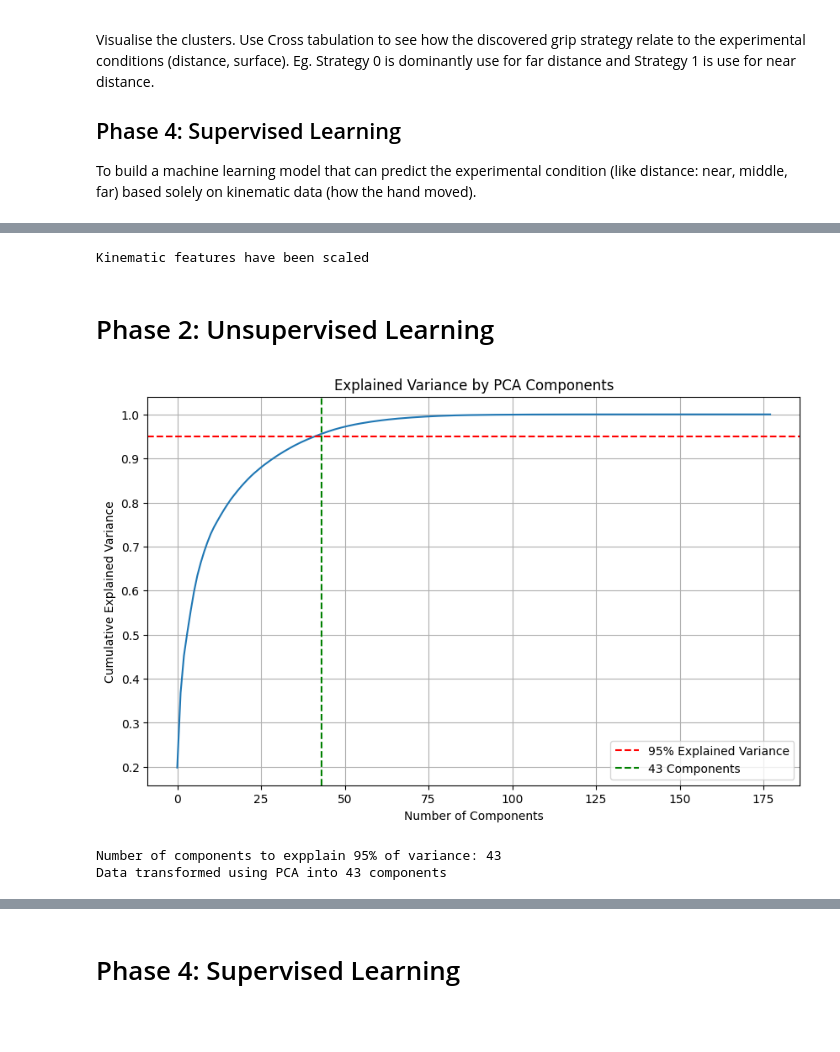
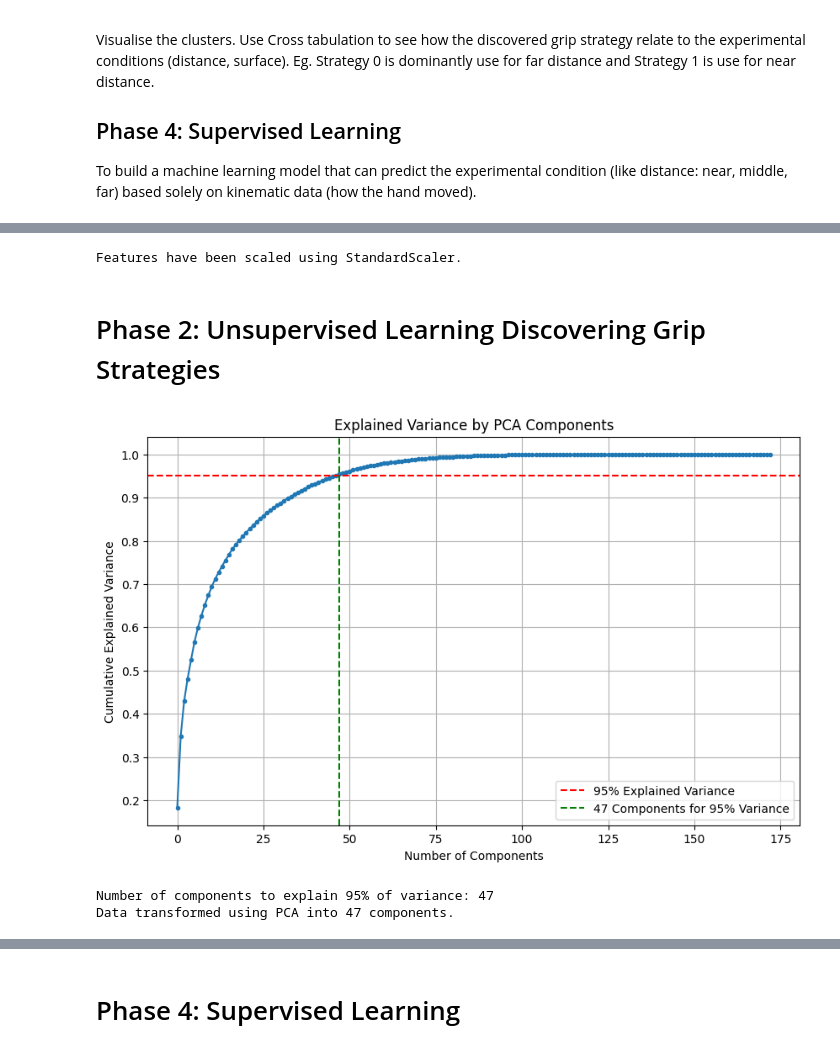
Before and after one commit to BhargavKumarNath/Classifying-Grip-Strategies-Using-Machine-Learning-, a Jupyter notebook: notebooks/02_ml_model_prehension.ipynb, the cells around one changed output, grey strips where cells are left out. Drawn from its saved outputs; the diff is of its cells as text; code cells hidden in the pictures; blank space fills up the shorter version.

```diff
--- a/notebooks/02_ml_model_prehension.ipynb
+++ b/notebooks/02_ml_model_prehension.ipynb
@@ -52,45 +48,49 @@ Identified 178 kinematic features
 # %%
-# Scaling Kinematic Features
-X_kinematic = df[kinematic_features].copy()
+# 3. Handle Categorical Data (for supervised target) & Prepare Data
+X = df[kinematic_features].copy()
+y_supervised = df['distance']
+groups = df['subjName']
 
-# Handle any potential missing values
-if X_kinematic.isnull().sum().sum() > 0:
-    print("\nWarning: Missing values detected. Filling with the mean")
-    X_kinematic = X_kinematic.fillna(X_kinematic.mean())
-
-scalar = StandardScaler()
-X_scaled = scalar.fit_transform(X_kinematic)
-print("\nKinematic features have been scaled")
+# Check for and handle any potential missing values
+if X.isnull().sum().sum() > 0:
+    print("\nWarning: Missing values detected. Filling with the column mean.")
+    X = X.fillna(X.mean())
-# %% [output]
-Kinematic features have been scaled
+# %%
+# 4. Scale the data
+scaler = StandardScaler()
+X_scaled = scaler.fit_transform(X)
+print("\nFeatures have been scaled using StandardScaler.")
+# %% [output]
+Features have been scaled using StandardScaler.
 # %% [markdown]
-# Phase 2: Unsupervised Learning
+#  Phase 2: Unsupervised Learning Discovering Grip Strategies
 # %%
-# Dimensionality Reduction (PCA)
+# 1. Dimensionality Reduction (PCA)
+# Determine the number of components to explain 95% of the variance
 pca_test = PCA()
 pca_test.fit(X_scaled)
+n_components_95 = np.where(np.cumsum(pca_test.explained_variance_ratio_) >= 0.95)[0][0] + 1
 
+# Plot the explained variance
 plt.figure(figsize=(10, 6))
-plt.plot(np.cumsum(pca_test.explained_variance_ratio_))
-plt.xlabel("Number of Components")
-plt.ylabel("Cumulative Explained Variance")
-plt.title("Explained Variance by PCA Components")
+plt.plot(np.cumsum(pca_test.explained_variance_ratio_), marker='.', linestyle='-')
+plt.xlabel('Number of Components')
+plt.ylabel('Cumulative Explained Variance')
+plt.title('Explained Variance by PCA Components')
 plt.grid(True)
-
-# Components to explain 95% variance
-n_components_95 = np.where(np.cumsum(pca_test.explained_variance_ratio_) >= 0.95)[0][0] + 1
-plt.axhline(y=0.95, color="r", linestyle="--", label="95% Explained Variance")
-plt.axvline(x=n_components_95, color="g", linestyle="--", label=f"{n_components_95} Components")
+plt.axhline(y=0.95, color='r', linestyle='--', label='95% Explained Variance')
+plt.axvline(x=n_components_95, color='g', linestyle='--', label=f'{n_components_95} Components for 95% Variance')
 plt.legend()
 plt.show()
 
-print(f"Number of components to expplain 95% of variance: {n_components_95}")
+print(f"\nNumber of components to explain 95% of variance: {n_components_95}")
 
+# Apply PCA with the chosen number of components
 pca = PCA(n_components=n_components_95)
 X_pca = pca.fit_transform(X_scaled)
-print(f"Data transformed using PCA into {X_pca.shape[1]} components")
+print(f"Data transformed using PCA into {X_pca.shape[1]} components.")
 # %% [output]
-[figure, old version]
+[figure, new version]
-Number of components to expplain 95% of variance: 43
-Data transformed using PCA into 43 components
+Number of components to explain 95% of variance: 47
+Data transformed using PCA into 47 components.
 # %%
```
Also changed, not shown: parts of 23 cells of this notebook, 1 other file.
